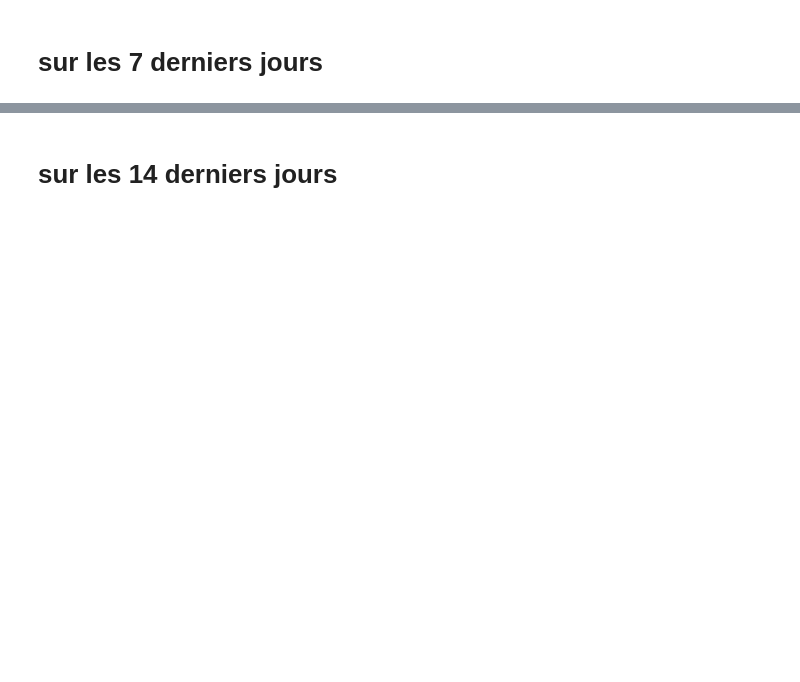
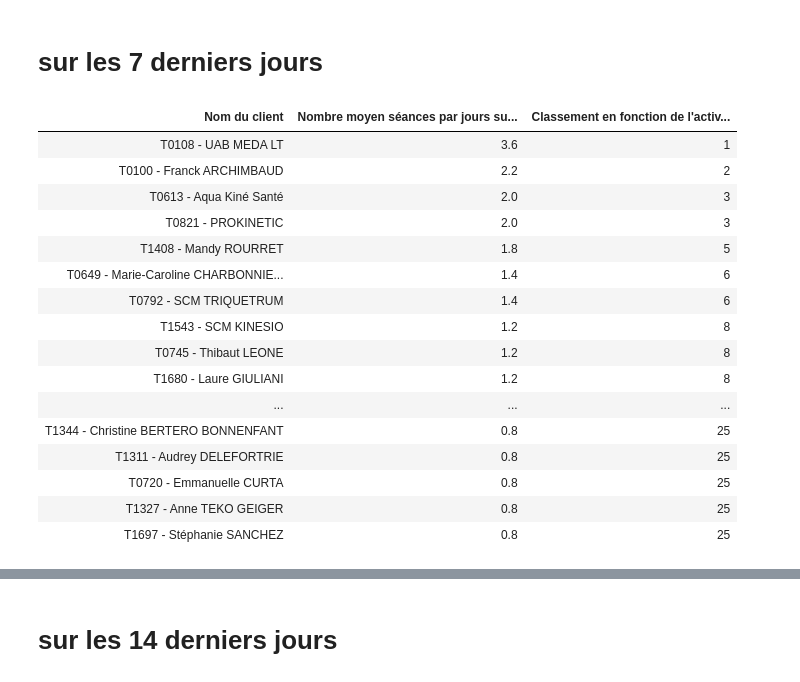
Before and after one commit to rascheiw/STENDO-activities, a Jupyter notebook: STENDO activités tous clients.ipynb, the cells around one changed output, grey strips where cells are left out. Cells and saved outputs as stored; diff of their text form; code cells hidden in the pictures; blank space fills up the shorter version.

```diff
--- a/STENDO activités tous clients.ipynb
+++ b/STENDO activités tous clients.ipynb
@@ -299,15 +557,35 @@ _ = plt.xticks(rotation=90)
 # sur les 7 derniers jours
 # %%
 # @title
-display_30_best_clients_activity_per_days_7_days = sorted_activity_europe_50[['full_name.1', 'activity_per_day_7_days', 'rank_activity_per_day_7_days']].sort_values(by=['activity_per_day_7_days'], ascending=False)
+#display_30_best_clients_activity_per_days_7_days = sorted_activity_europe_50[['full_name.1', 'activity_per_day_7_days', 'rank_activity_per_day_7_days']].sort_values(by=['activity_per_day_7_days'], ascending=False)
+display_30_best_clients_activity_per_days_7_days = sorted_activity_europe_50[sorted_activity_europe_50['number_days'] > 7][['full_name.1', 'activity_per_day_7_days', 'rank_activity_per_day_7_days']].sort_values(by=['activity_per_day_7_days'], ascending=False)
 display_30_best_clients_activity_per_days_7_days = display_30_best_clients_activity_per_days_7_days.rename(columns={
     'full_name.1' : 'Nom du client',
     'activity_per_day_7_days': 'Nombre moyen séances par jours sur les 7 derniers jours',
     'rank_activity_per_day_7_days' : 'Classement en fonction de l\'activité sur les 7 derniers jours'
     })
 
 
-display(display_30_best_clients_activity_per_days_7_days.head(30).style.hide(axis='index'))
+#display(display_30_best_clients_activity_per_days_7_days.head(30).style.hide(axis='index'))
+display(display_30_best_clients_activity_per_days_7_days.head(30).style.format({"Nombre moyen séances par jours sur les 7 derniers jours": "{:.1f}"}).hide(axis='index'))
+# %% [output]
+| Nom du client | Nombre moyen séances par jours su... | Classement en fonction de l'activ... |
+| T0108 - UAB MEDA LT | 3.6 | 1 |
+| T0100 - Franck ARCHIMBAUD | 2.2 | 2 |
+| T0613 - Aqua Kiné Santé | 2.0 | 3 |
+| T0821 - PROKINETIC | 2.0 | 3 |
+| T1408 - Mandy ROURRET | 1.8 | 5 |
+| T0649 - Marie-Caroline CHARBONNIE... | 1.4 | 6 |
+| T0792 - SCM TRIQUETRUM | 1.4 | 6 |
+| T1543 - SCM KINESIO | 1.2 | 8 |
+| T0745 - Thibaut LEONE | 1.2 | 8 |
+| T1680 - Laure GIULIANI | 1.2 | 8 |
+| ... | ... | ... |
+| T1344 - Christine BERTERO BONNENFANT | 0.8 | 25 |
+| T1311 - Audrey DELEFORTRIE | 0.8 | 25 |
+| T0720 - Emmanuelle CURTA | 0.8 | 25 |
+| T1327 - Anne TEKO GEIGER | 0.8 | 25 |
+| T1697 - Stéphanie SANCHEZ | 0.8 | 25 |
 # %%
 # @title
 import matplotlib.pyplot as plt
```
Also changed, not shown: parts of 43 cells of this notebook.
